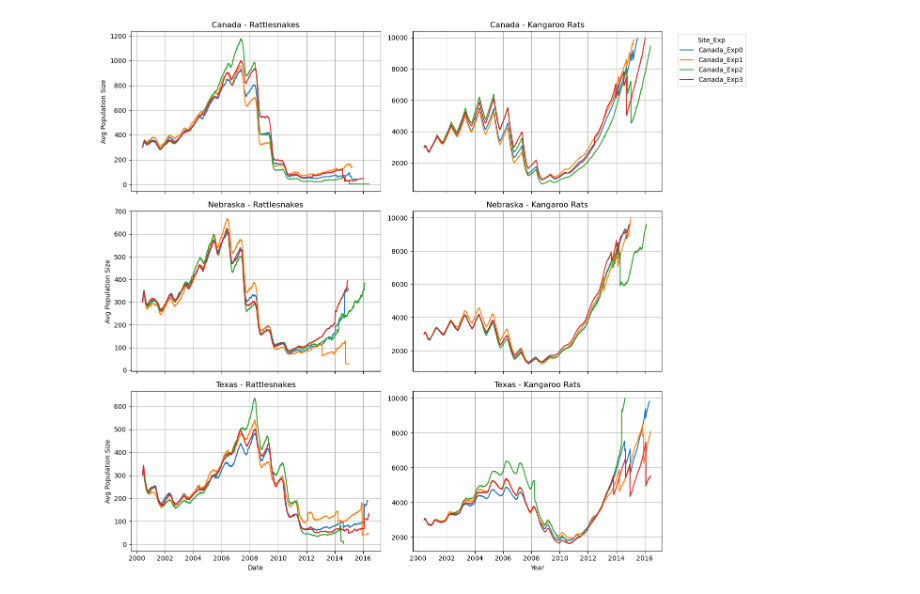
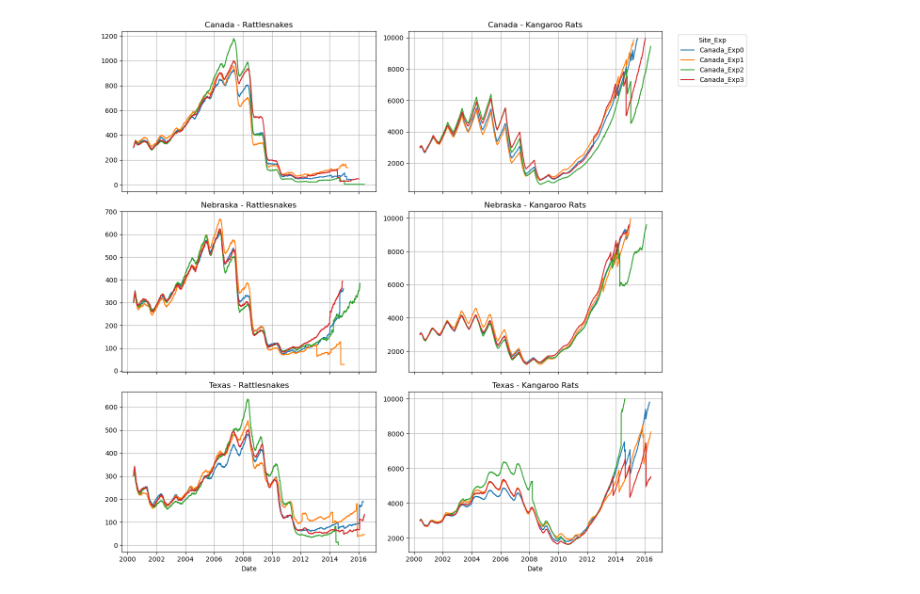
Before and after one commit to michaelremington2/summarize_thermasim, a Jupyter notebook: JupiterNotebooks/model_output.ipynb, the cells around one changed output. Drawn from its saved outputs; the diff is of its cells as text; code cells hidden in the pictures.

```diff
--- a/JupiterNotebooks/model_output.ipynb
+++ b/JupiterNotebooks/model_output.ipynb
@@ -3,11 +3,8 @@ import pandas as pd
 import numpy as np
 from matplotlib import pyplot as plt
 
-path = '/mnt/d/Documents/summary_avg_model.csv'
+path = '/mnt/d/Documents/summary_avg_rattlesnakes.csv'
 df = pd.read_csv(path, index_col=0)
-df['Date'] = pd.to_datetime(df[['Year', 'Month', 'Day']])
-df['Site_Exp'] = df['Study_Site'] + '_Exp' + df['Experiment'].astype(str)
-df = df.sort_values(by='Date').reset_index(drop=True)
 df.head()
 # %% [output]
 |  | Study_Site | Experiment | Year | Month | Day | Avg_Rattlesnakes | Avg_Krats | Avg_Rattlesnakes_Density | ... |
@@ -53,5 +16,4 @@ plt.show()
 # %%
-# Combine into datetime
 import matplotlib.pyplot as plt
 
 # Ensure Date and Site_Exp columns are correct
@@ -65,33 +27,32 @@ sites = df['Study_Site'].unique()
 # Create 2x3 grid of subplots (3 rows, 2 columns)
 fig, axes = plt.subplots(nrows=3, ncols=2, figsize=(14, 12), sharex=True)
 
 # Loop over sites and plot in left (rattlesnakes) and right (krats) columns
 for i, site in enumerate(sites):
     site_df = df[df['Study_Site'] == site]
 
     # Left column: Avg_Rattlesnakes
     ax_left = axes[i, 0]
     for key, group in site_df.groupby('Site_Exp'):
         ax_left.plot(group['Date'], group['Avg_Rattlesnakes'], label=key)
     ax_left.set_title(f"{site} - Rattlesnakes")
-    ax_left.set_ylabel('Avg Population Size')
     ax_left.grid(True)
     if i == len(sites) - 1:
         ax_left.set_xlabel('Date')
 
     # Right column: Avg_Krats
     ax_right = axes[i, 1]
     for key, group in site_df.groupby('Site_Exp'):
         ax_right.plot(group['Date'], group['Avg_Krats'], label=key)
     ax_right.set_title(f"{site} - Kangaroo Rats")
     ax_right.grid(True)
     if i == len(sites) - 1:
-        ax_right.set_xlabel('Year')
+        ax_right.set_xlabel('Date')
 
 # Add legend to the top-left plot only (or customize per need)
 axes[0, 1].legend(title='Site_Exp', bbox_to_anchor=(1.05, 1), loc='upper left')
 
 plt.tight_layout()
 plt.show()
 # %% [output]
-[figure, old version]
+[figure, new version]
```
Also changed, not shown: parts of 4 cells of this notebook, 2 other files.
